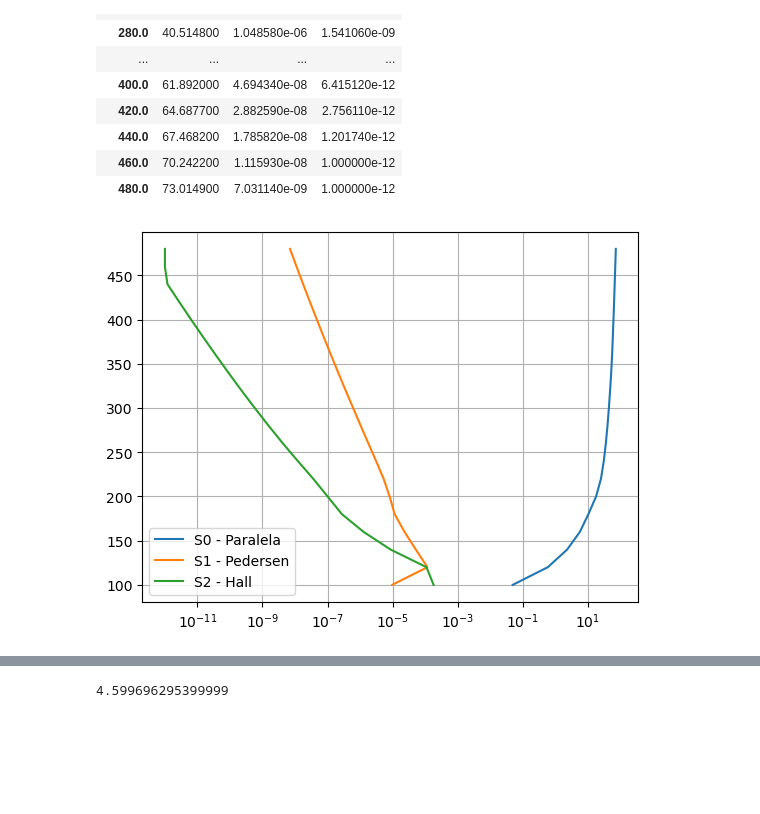
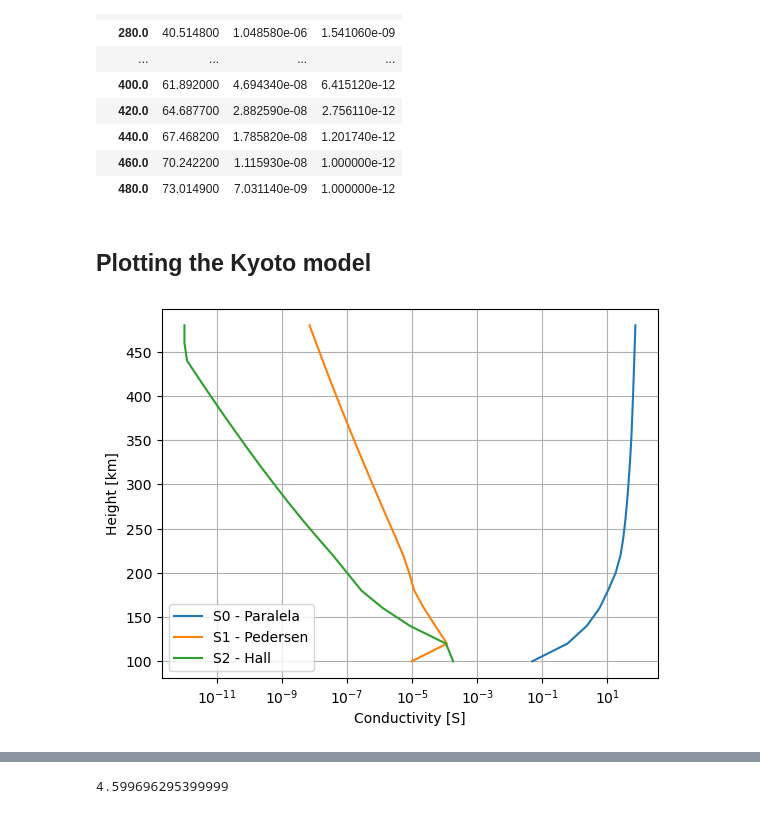
Before and after one commit to cacaudomal/Condiono2-5, a Jupyter notebook: plot_kyoto.ipynb, the cells around one changed output, grey strips where cells are left out. Cells and saved outputs as stored; diff of their text form; code cells hidden in the pictures; blank space fills up the shorter version.

```diff
--- a/plot_kyoto.ipynb
+++ b/plot_kyoto.ipynb
@@ -111,14 +150,20 @@ condkyoto2
 | 440.0 | 67.468200 | 1.785820e-08 | 1.201740e-12 |
 | 460.0 | 70.242200 | 1.115930e-08 | 1.000000e-12 |
 | 480.0 | 73.014900 | 7.031140e-09 | 1.000000e-12 |
+# %% [markdown]
+## Plotting the Kyoto model
 # %%
 plt.semilogx(condkyoto2['S0'],condkyoto2.index.get_level_values('HEIGHT').unique(),label="S0 - Paralela")
 plt.plot(condkyoto2["S1"],condkyoto2.index.get_level_values('HEIGHT').unique(),label="S1 - Pedersen")
 plt.plot(condkyoto2["S2"],condkyoto2.index.get_level_values('HEIGHT').unique(),label="S2 - Hall")
+
+plt.xlabel('Conductivity [S]')
+plt.ylabel("Height [km]")
+
 plt.legend()
 plt.grid()
 # %% [output]
-[figure, old version]
+[figure, new version]
 # %%
 diff_pedersen = condkyoto2["S1"] - plotpedersen["0"]
 diff_hall = condkyoto2["S1"] - plothall["0"]
```
Also changed, not shown: parts of 26 cells of this notebook, 4 other files.
